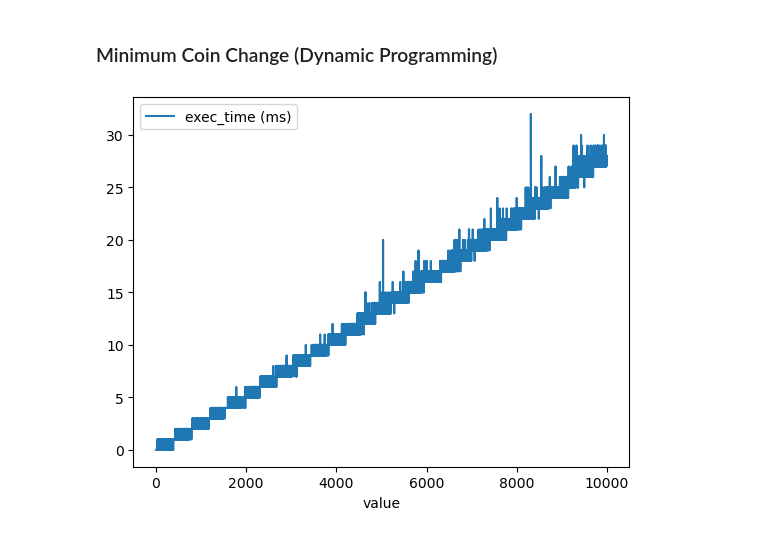
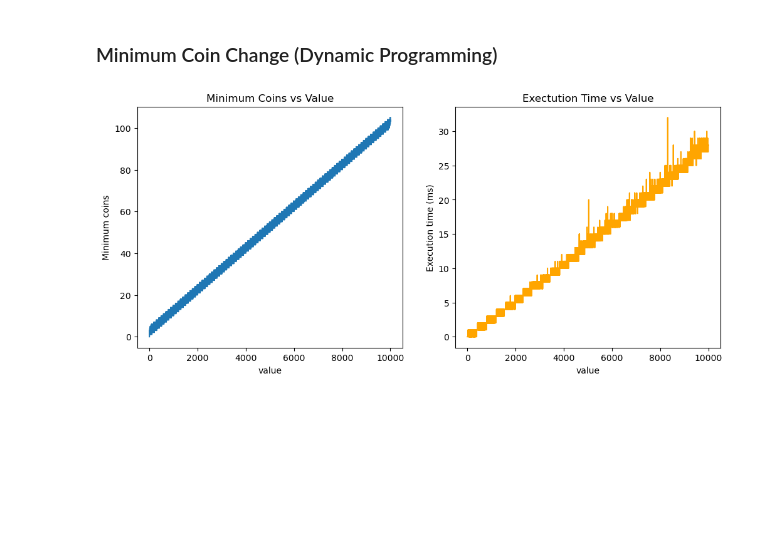
Before and after one commit to DatTaho/Project-I, a Jupyter notebook: Vending-Machine-Simulator/Testing/notebook.ipynb, the cells around one changed output. Saved outputs shown, nothing was run; the diff lists cells and outputs as text; code cells hidden in the pictures; blank space fills up the shorter version.

Commit message:
update test results notebook

```diff
--- a/Vending-Machine-Simulator/Testing/notebook.ipynb
+++ b/Vending-Machine-Simulator/Testing/notebook.ipynb
@@ -24,10 +23,20 @@ columns=["Sorting (ms)", "Filtering (ms)", "Count"]
 | s100000 | 679.59 | 1535.27 | 100 |
 # %% [markdown]
 ### Minimum Coin Change (Dynamic Programming)
-# %%
-test_coin_change = pd.read_csv(".result/coin-change.csv").drop(["min_coin"], axis=1)
-test_coin_change.columns = ["value", "exec_time (ms)"]
-test_coin_change.plot("value")
-plt.show()
-# %% [output]
-[figure, removed]
+# %%
+fig, ax = plt.subplots(1, 2, figsize=(12, 5))
+test_coin_change = pd.read_csv(".result/coin-change.csv", index_col=0)
+test_coin_change["min_coin"].plot(
+    ax=ax[0],
+    ylabel="Minimum coins",
+    title="Minimum Coins vs Value"
+)
+test_coin_change["exec_time"].plot(
+    ax=ax[1],
+    ylabel="Execution time (ms)",
+    title="Exectution Time vs Value",
+    color="orange",
+)
+plt.show()
+# %% [output]
+[figure, added]
```
Also changed, not shown: parts of 1 cell of this notebook.
